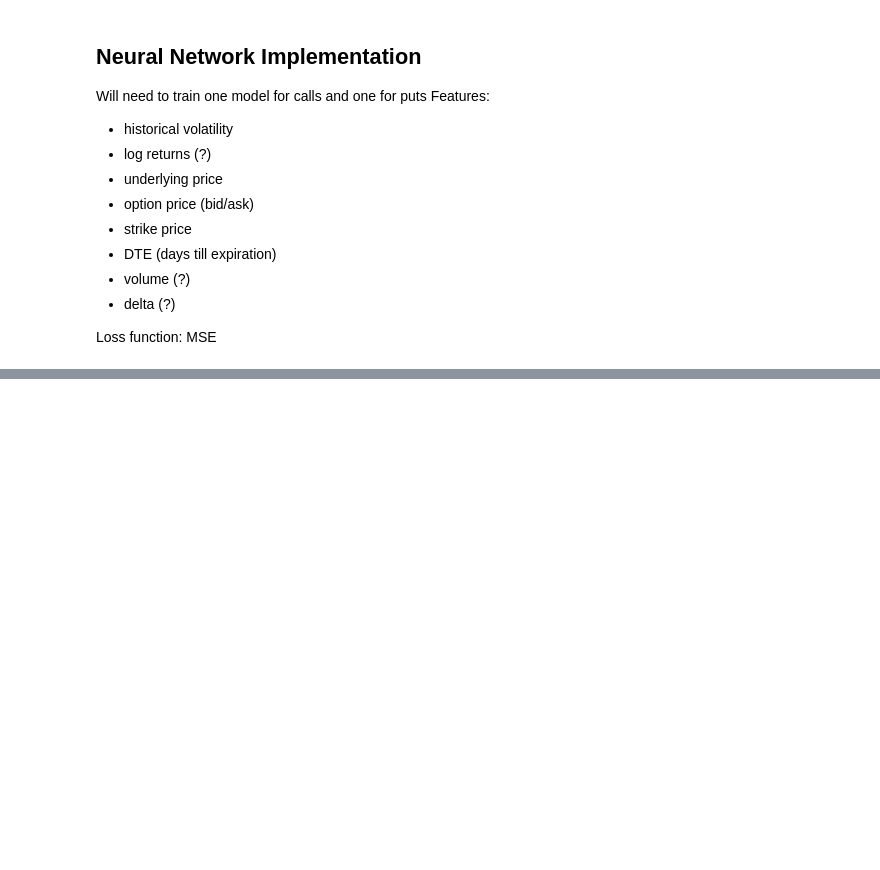
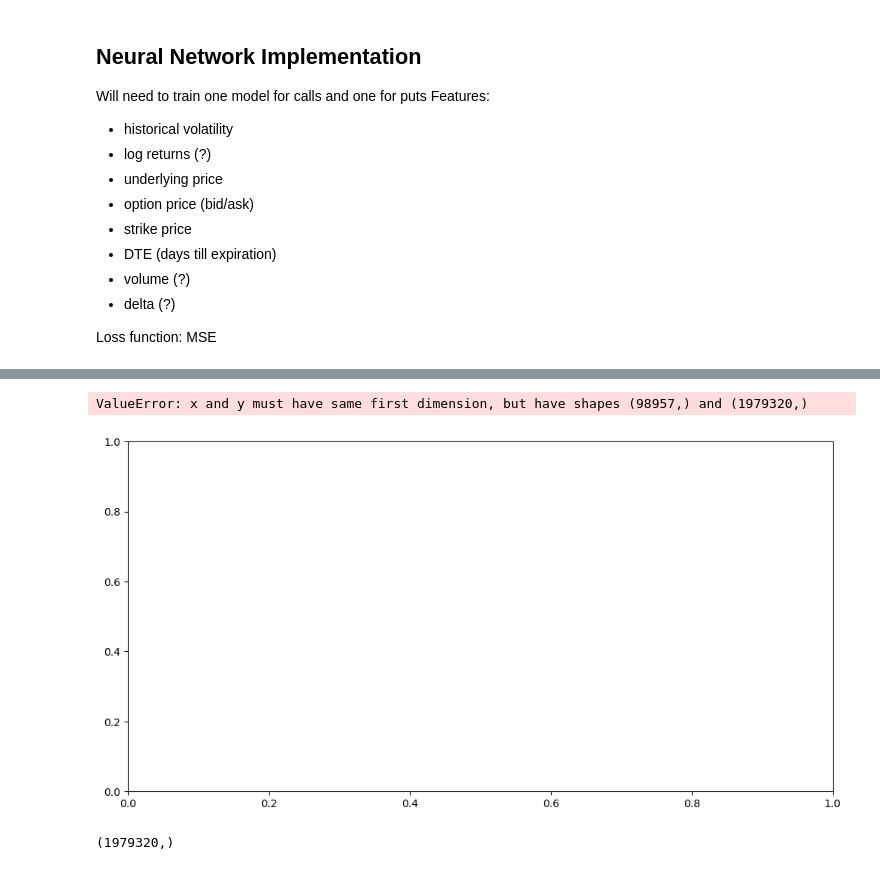
Before and after one commit to teetajp/TSLA-options, a Jupyter notebook: vol_forecast_LSTM.ipynb, the cells around one changed output, grey strips where cells are left out. Drawn from its saved outputs; the diff is of its cells as text; code cells hidden in the pictures; blank space fills up the shorter version.

```diff
--- a/vol_forecast_LSTM.ipynb
+++ b/vol_forecast_LSTM.ipynb
@@ -92,13 +92,17 @@ else:
     # print("Adjacent rows that are not sorted:")
     # print(unsorted_rows[['Prev_QUOTE_DATE', 'QUOTE_DATE']])
     print("The DataFrame is not sorted by date. Sorting now.")
-    underlying_prices = underlying.sort_values(by='QUOTE_DATE')
+    underlying = underlying.sort_values(by='QUOTE_DATE')
+
 
 
 # calculate log returns and realized volatility of the underlying
-underlying['LOG_RETURNS'] = np.log(underlying['UNDERLYING_LAST'] / underlying['UNDERLYING_LAST'].shift(1))
-underlying['REALIZED_VOL'] = underlying['LOG_RETURNS'].std() * np.sqrt(252)
-underlying.head()
+window_size = 10  # trading days in rolling window
+dpy = 252  # trading days per year
+ann_factor = dpy / window_size
+# https://stackoverflow.com/questions/43284304/how-to-compute-volatility-standard-deviation-in-rolling-window-in-pandas
+underlying['LOG_RETURNS'] = np.log(underlying['UNDERLYING_LAST']) - np.log(underlying['UNDERLYING_LAST'].shift(1))
+underlying['REALIZED_VOL'] = np.sqrt(underlying['LOG_RETURNS'].rolling(window=window_size).var() * ann_factor)
 # %% [output]
 Each date has a unique price.
 The DataFrame is not sorted by date. Sorting now.
@@ -191,5 +199,6 @@ print(f"Number of rows where 'REALIZED_VOL' is missing: {missing_count}")
 # lets set them to zero for now (may need to find some other way to deal with this)
 # data['C_VOLUME'].fillna(0, inplace=True)
 # data['P_VOLUME'].fillna(0, inplace=True)
+atm_options = atm_options.dropna() # TODO: only drop rows where cols we care about are missing
 # %% [output]
 Number of rows where 'REALIZED_VOL' is zero: 0
@@ -226,23 +224,28 @@ print("Number of rows in atm_options after filtering:", len(atm_options))
 scaler = MinMaxScaler()
 scaled_data = scaler.fit_transform(atm_options[selected_features])
 
+# Extract dates for indexing in plots
+dates = atm_options['QUOTE_UNIXTIME'].values
+
 # Organize the data into sequences with a variable length
 X_train = []
 y_train = []
-sequence_length = 10
+dates_train = []
+sequence_length = window_size
+
 
 for i in range(len(scaled_data) - sequence_length):
-    X_train.append(scaled_data[i:i+sequence_length])
-    # Append only the REALIZED_VOL from the next row after the end of the current sequence
+    X_train.append(scaled_data[i:i+sequence_length])  # Skip date in features
     y_train.append(scaled_data[i + sequence_length, output_feature_index])
+    dates_train.append(dates[i + sequence_length])  # Save date for each y value
 
 # Convert list of numpy arrays to numpy arrays and then to tensors
 X_train_np = np.array(X_train)
 y_train_np = np.array(y_train)
+dates_train_np = np.array(dates_train)  # Assuming dates are already in a suitable format
 
 X = torch.tensor(X_train_np, dtype=torch.float32)
 y = torch.tensor(y_train_np, dtype=torch.float32)
-
 # Print the shape of X and y to verify
 print("Shape of X:", X.shape)
 print("Shape of y:", y.shape)
@@ -363,0 +369,21 @@ Epoch 32/32, Loss: 0.0000
+# %%
+# Assuming dates_train_np holds the timestamps and you have a window_size (or sequence_length)
+adjusted_dates = dates_train_np[sequence_length - 1:]  # Skip the first sequence_length - 1 timestamps
+
+# Plotting actual vs predicted realized volatility
+plt.figure(figsize=(12, 6))
+plt.plot(adjusted_dates, actuals, label='Actual Realized Volatility', marker='o', linestyle='-')
+plt.plot(adjusted_dates, predictions, label='Predicted Realized Volatility', marker='x', linestyle='--')
+plt.title('Actual vs Predicted Realized Volatility Over Time')
+plt.xlabel('Time')
+plt.ylabel('Realized Volatility')
+plt.legend()
+plt.gcf().autofmt_xdate()  # Improve formatting of date labels
+plt.show()
+# %% [output]
+ValueError: x and y must have same first dimension, but have shapes (98957,) and (1979320,)
+[figure, added]
+# %%
+ actuals.shape
+# %% [output]
+(1979320,)
```
Also changed, not shown: parts of 8 cells of this notebook.
